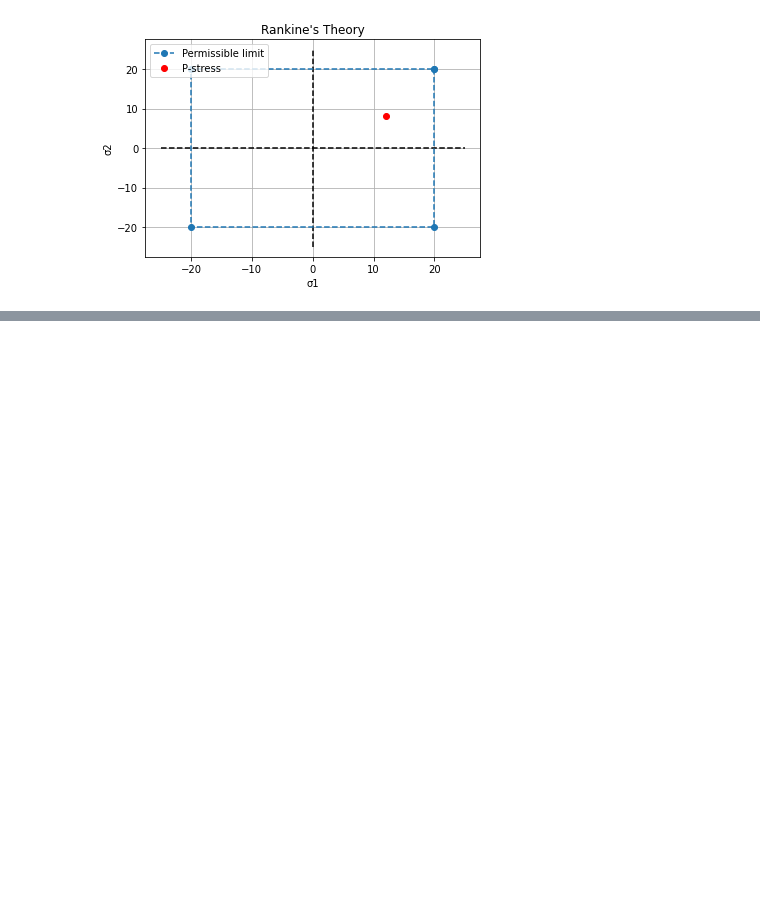
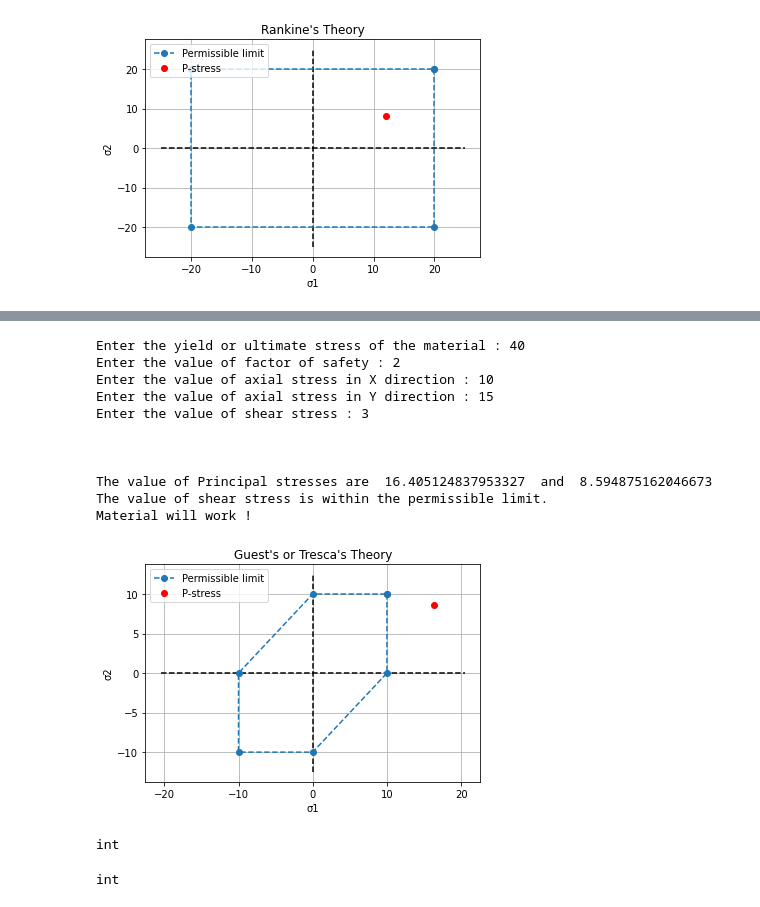
Before and after one commit to Mehul-Bagaria/python-mech, a Jupyter notebook: codes/3_failure_theories.ipynb, the cells around one changed output, grey strips where cells are left out. Drawn from its saved outputs; the diff is of its cells as text; code cells hidden in the pictures; blank space fills up the shorter version.

```diff
--- a/codes/3_failure_theories.ipynb
+++ b/codes/3_failure_theories.ipynb
@@ -105,0 +188,15 @@ Material will work !
+# %%
+guest_tresca()
+# %% [output]
+Enter the yield or ultimate stress of the material : 40
+Enter the value of factor of safety : 2
+Enter the value of axial stress in X direction : 10
+Enter the value of axial stress in Y direction : 15
+Enter the value of shear stress : 3
+
+
+
+The value of Principal stresses are  16.405124837953327  and  8.594875162046673
+The value of shear stress is within the permissible limit.
+Material will work !
+[figure, added]
@@ -105,0 +209,8 @@ Material will work !
+# %%
+type(int(np.sign(-1)))
+# %% [output]
+int
+# %%
+type(1)
+# %% [output]
+int
```
Also changed, not shown: parts of 4 cells of this notebook.
